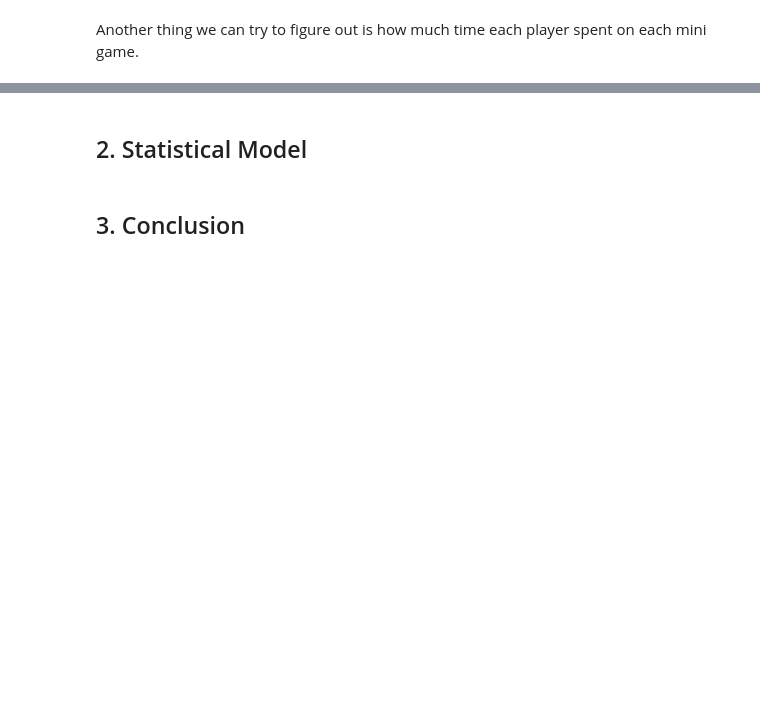
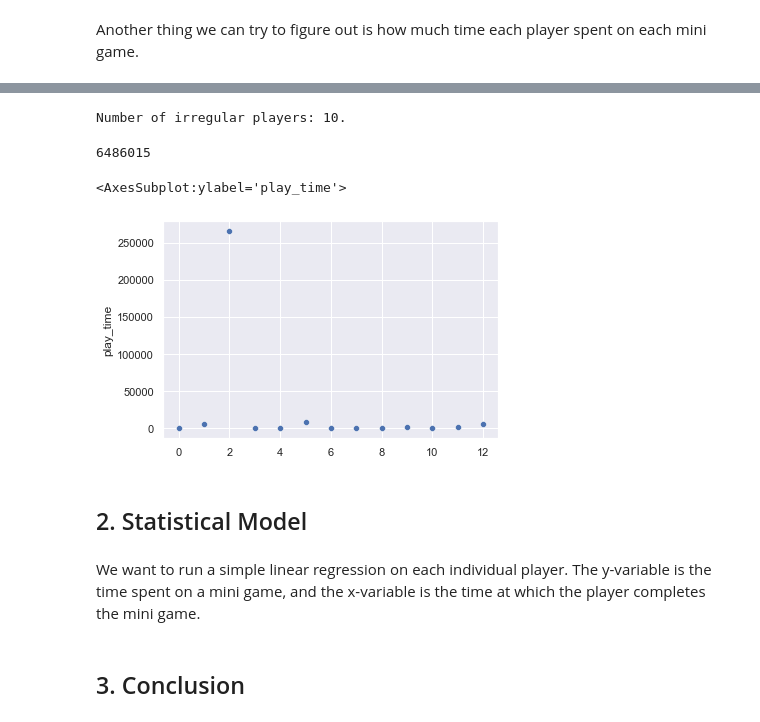
Before and after one commit to percy-xu/DataFest2022, a Jupyter notebook: taconic_parkway.ipynb, the cells around one changed output, grey strips where cells are left out. Saved outputs shown, nothing was run; the diff lists cells and outputs as text; code cells hidden in the pictures; blank space fills up the shorter version.

Commit message:
new function to calculate play time

```diff
--- a/taconic_parkway.ipynb
+++ b/taconic_parkway.ipynb
@@ -348,0 +537,15 @@ df_player_a.sort_values(by=['event_time_dbl'], inplace=True)
+# %%
+irregular_players = []
+player_histories = []
+
+for p in df_log['player_id'].unique():
+    try:
+        player_histories.append(mini_play_time(p))
+    except:
+        irregular_players.append(p)
+
+print(f"Number of irregular players: {len(irregular_players)}.")
+# %% [output]
+Number of irregular players: 10.
+# %%
+df_all_players = pd.concat(player_histories, ignore_index=True)
@@ -348,0 +554,10 @@ df_player_a.sort_values(by=['event_time_dbl'], inplace=True)
+# %%
+player = df_all_players['player_id'].sample().values[0]
+print(player)
+sns.scatterplot(x=np.arange(len(df_all_players.query(f"player_id == {player}"))),
+                y='play_time',
+                data=df_all_players.query(f"player_id == {player}"))
+# %% [output]
+6486015
+<AxesSubplot:ylabel='play_time'>
+[figure, added]
@@ -349,4 +649,6 @@ df_player_a.sort_values(by=['event_time_dbl'], inplace=True)
 # %% [markdown]
 ## 2. Statistical Model
+# %% [markdown]
+We want to run a simple linear regression on each individual player. The y-variable is the time spent on a mini game, and the x-variable is the time at which the player completes the mini game.
 # %% [markdown]
 ## 3. Conclusion
```
Also changed, not shown: parts of 9 cells of this notebook.
